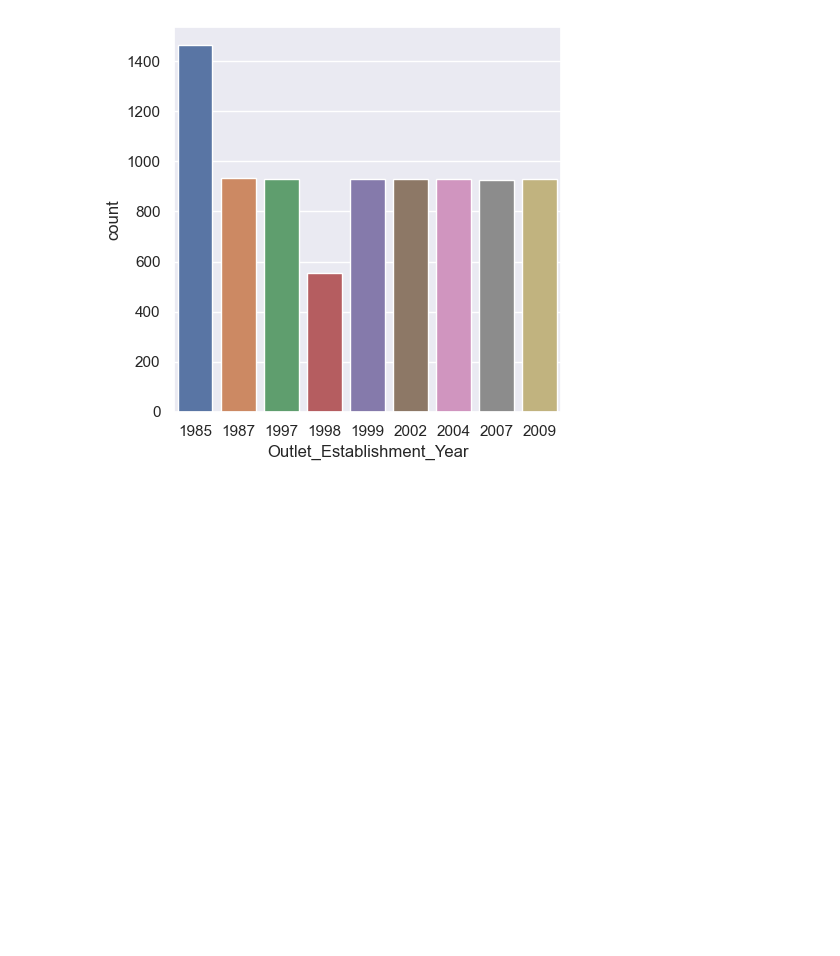
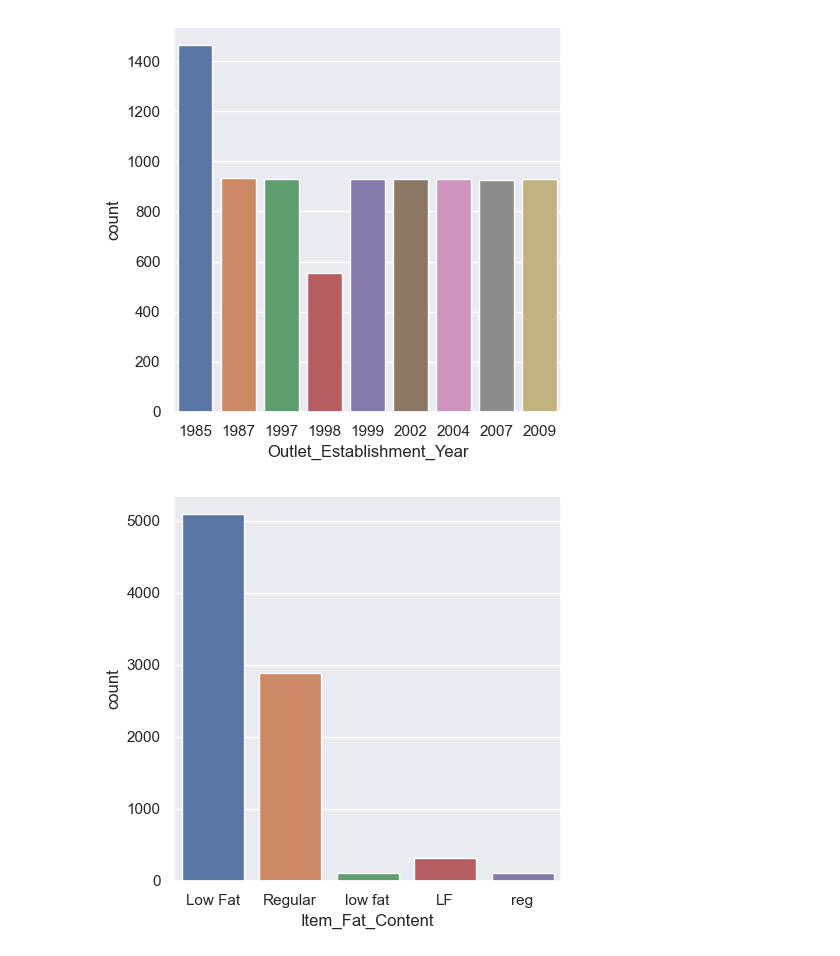
Before and after one commit to cwg7/sales-forecasting, a Jupyter notebook: sales_forecasting.ipynb, the cells around one changed output. Saved outputs shown, nothing was run; the diff lists cells and outputs as text; code cells hidden in the pictures; blank space fills up the shorter version.

```diff
--- a/sales_forecasting.ipynb
+++ b/sales_forecasting.ipynb
@@ -204,3 +204,10 @@ sns.countplot(x='Outlet_Establishment_Year', data= data)
 plt.show()
 # %% [output]
 [figure]
+# %%
+# Item_Fat_content column
+plt.figure(figsize=(5,5))
+sns.countplot(x='Item_Fat_Content', data= data)
+plt.show()
+# %% [output]
+[figure, added]
```
Also changed, not shown: parts of 7 cells of this notebook.
